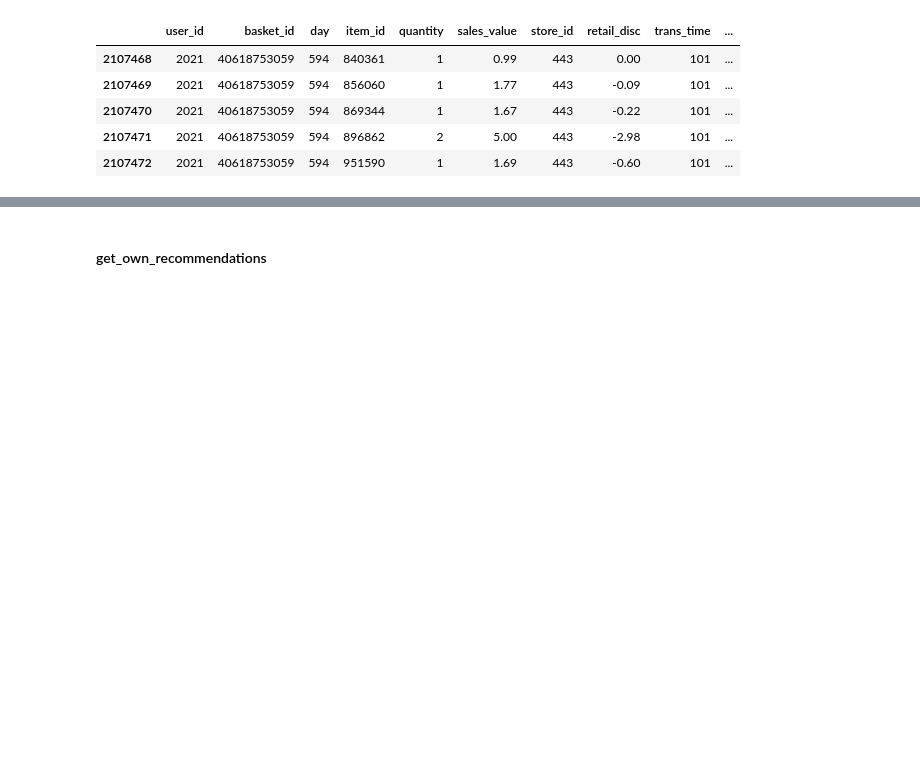
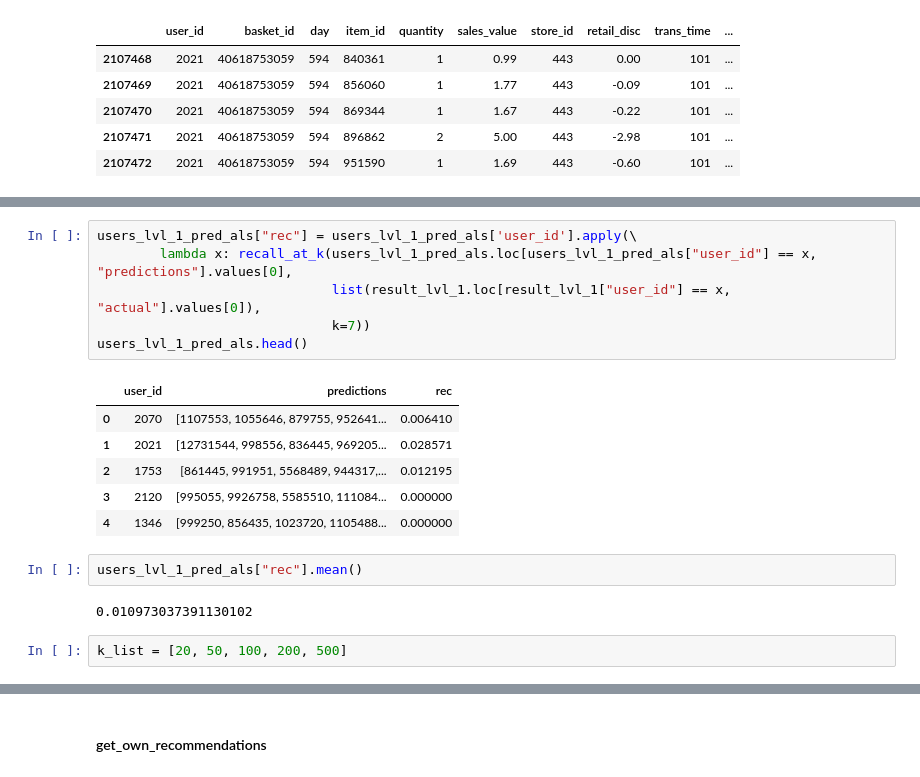
Before and after one commit to VitalyGladyshev/gb_rec_sys, a Jupyter notebook: rc_hw_06.ipynb, the cells around one changed output, grey strips where cells are left out. Saved outputs shown, nothing was run; the diff lists cells and outputs as text; blank space fills up the shorter version.

```diff
--- a/rc_hw_06.ipynb
+++ b/rc_hw_06.ipynb
@@ -240,0 +255,19 @@ data_val_lvl_1[data_val_lvl_1["user_id"] == 2021][:5]
+# %%
+users_lvl_1_pred_als["rec"] = users_lvl_1_pred_als['user_id'].apply(\
+        lambda x: recall_at_k(users_lvl_1_pred_als.loc[users_lvl_1_pred_als["user_id"] == x, "predictions"].values[0],
+                              list(result_lvl_1.loc[result_lvl_1["user_id"] == x, "actual"].values[0]),
+                              k=7))
+users_lvl_1_pred_als.head()
+# %% [output]
+|  | user_id | predictions | rec |
+| 0 | 2070 | [1107553, 1055646, 879755, 952641... | 0.006410 |
+| 1 | 2021 | [12731544, 998556, 836445, 969205... | 0.028571 |
+| 2 | 1753 | [861445, 991951, 5568489, 944317,... | 0.012195 |
+| 3 | 2120 | [995055, 9926758, 5585510, 111084... | 0.000000 |
+| 4 | 1346 | [999250, 856435, 1023720, 1105488... | 0.000000 |
+# %%
+users_lvl_1_pred_als["rec"].mean()
+# %% [output]
+0.010973037391130102
+# %%
+k_list = [20, 50, 100, 200, 500]
```
Also changed, not shown: parts of 7 cells of this notebook.
